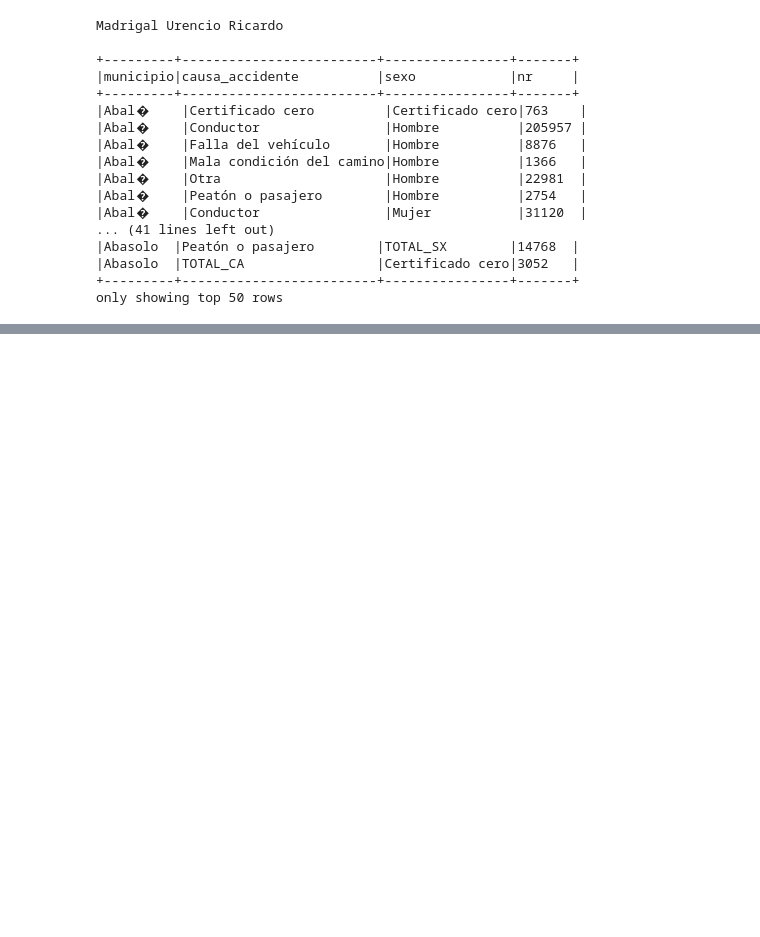
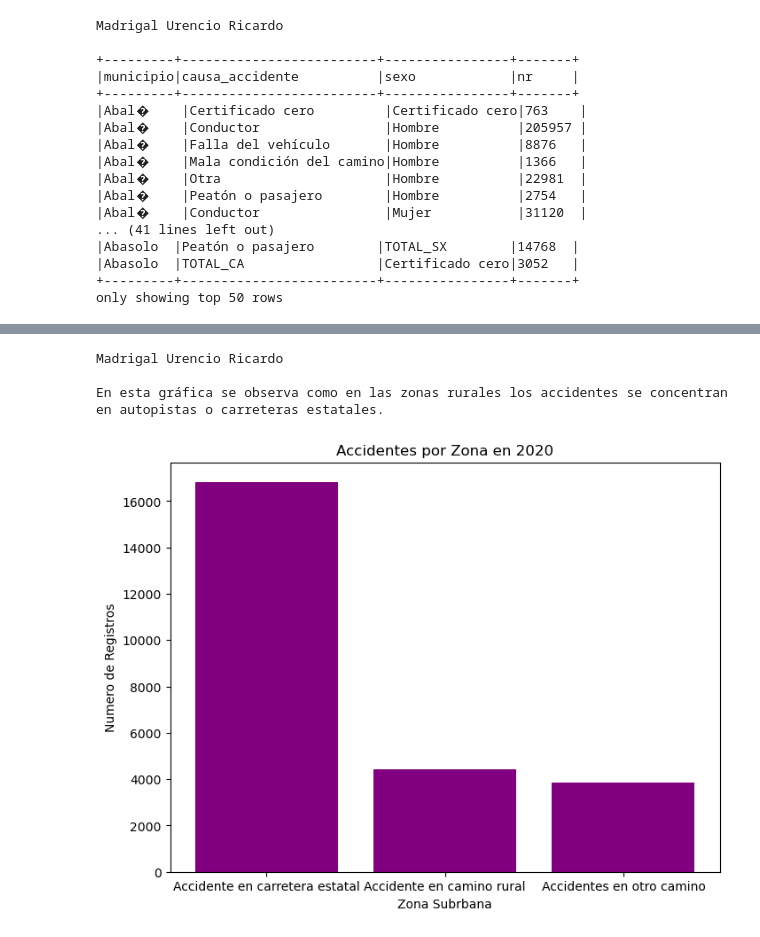
Before and after one commit to Madris1402/Analisis_de_Macrodatos_2025-I, a Jupyter notebook: Proyecto Final/Proyecto_Final.ipynb, the cells around one changed output, grey strips where cells are left out. Saved outputs shown, nothing was run; the diff lists cells and outputs as text; code cells hidden in the pictures; blank space fills up the shorter version.

```diff
--- a/Proyecto Final/Proyecto_Final.ipynb
+++ b/Proyecto Final/Proyecto_Final.ipynb
@@ -623 +742,29 @@ print(nombre)
+# %%
+#Accidentes por Zona en 2010
+print(nombre)
+
+sqlstr = """
+select YEAR(FECHA) anio, SUBURBANA, count(*) nr
+from atus
+where not(SUBURBANA = "Sin accidente en esta zona")
+and(anio = 2020)
+group by SUBURBANA, YEAR(FECHA)
+order by nr desc
+"""
+
+dfh = spark.sql(sqlstr).toPandas()
+
+plt.figure(figsize=(8,6))
+plt.bar(dfh['SUBURBANA'], dfh['nr'], color='purple')
+
+plt.xlabel('Zona Subrbana')
+plt.ylabel('Numero de Registros')
+plt.title('Accidentes por Zona en 2020')
+
+print("En esta gráfica se observa como en las zonas rurales los accidentes se concentran en autopistas o carreteras estatales. \n")
+# %% [output]
+Madrigal Urencio Ricardo
+
+En esta gráfica se observa como en las zonas rurales los accidentes se concentran en autopistas o carreteras estatales.
+[figure, added]
 # %%
```
Also changed, not shown: parts of 6 cells of this notebook.
